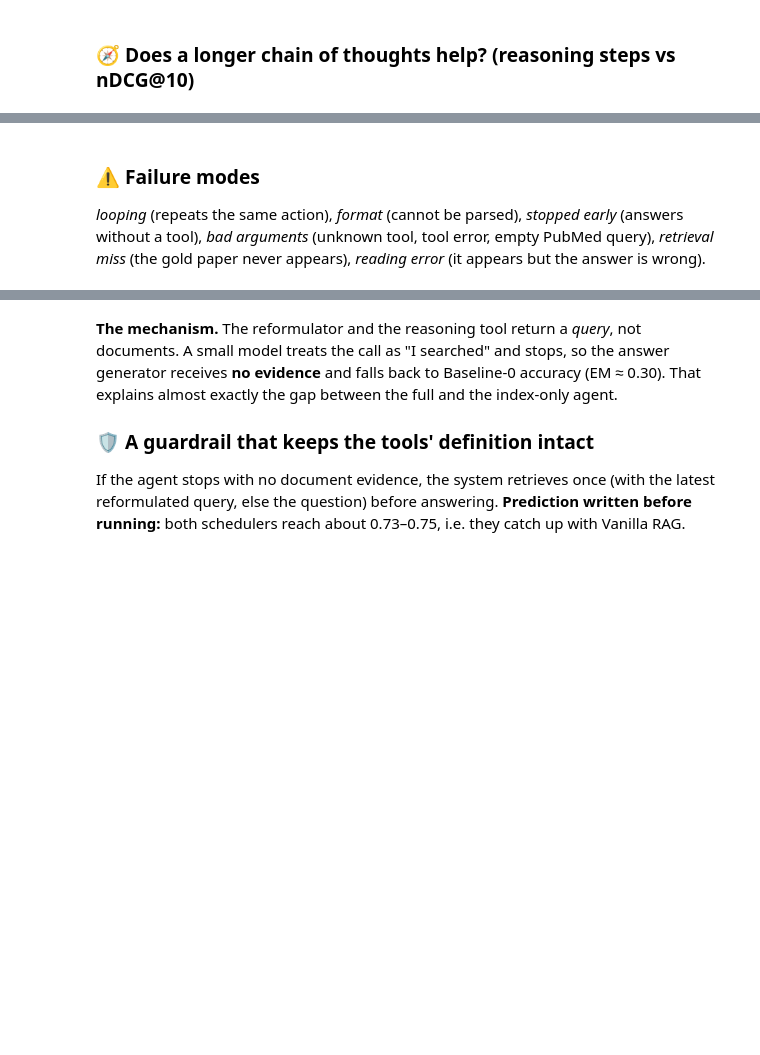
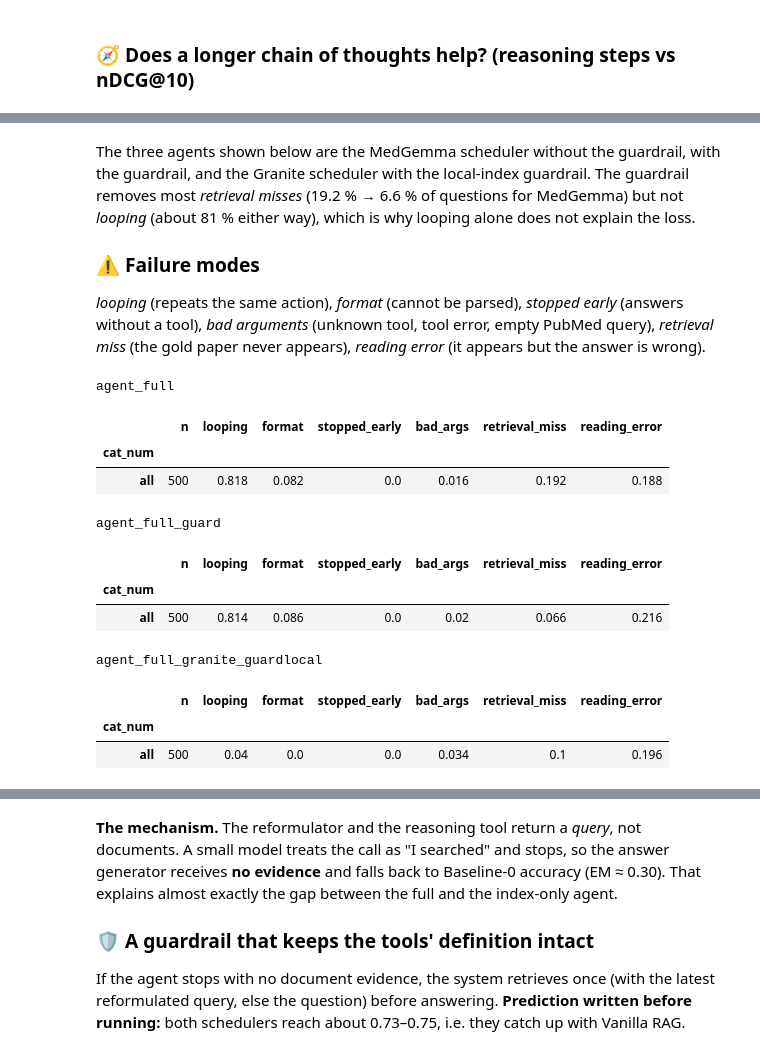
Before and after one commit to LuyaoMa-ace/biomedical-react-agent, a Jupyter notebook: notebook/PaperSearchQA_ReAct_Agent.ipynb, the cells around one changed output, grey strips where cells are left out. Cells and saved outputs as stored; diff of their text form; code cells hidden in the pictures; blank space fills up the shorter version.

```diff
--- a/notebook/PaperSearchQA_ReAct_Agent.ipynb
+++ b/notebook/PaperSearchQA_ReAct_Agent.ipynb
@@ -333,8 +574,25 @@ if have("results/fig_steps_vs_ndcg_agent_full.png"):
 # %% [markdown]
+The three agents shown below are the MedGemma scheduler without the guardrail, with the guardrail, and the Granite scheduler with the local-index guardrail. The guardrail removes most *retrieval misses*
+(19.2 % → 6.6 % of questions for MedGemma) but not *looping* (about 81 % either way), which is why looping alone does not explain the loss.
+
 ### ⚠️ Failure modes
 *looping* (repeats the same action), *format* (cannot be parsed), *stopped early* (answers without a tool),
 *bad arguments* (unknown tool, tool error, empty PubMed query), *retrieval miss* (the gold paper never appears), *reading error* (it appears but the answer is wrong).
 # %%
-if have("results/failure_rates_agent_full.csv"):
-    display(pd.read_csv(ROOT / "results" / "failure_rates_agent_full.csv", index_col=0).round(3))
+for name in ("agent_full", "agent_full_guard", "agent_full_granite_guardlocal"):
+    if have(f"results/failure_rates_{name}.csv"):
+        print(name); display(pd.read_csv(ROOT / "results" / f"failure_rates_{name}.csv", index_col=0).round(3).tail(1))   # the "all" row; per-category rows are in the csv
+# %% [output]
+agent_full
+|  | n | looping | format | stopped_early | bad_args | retrieval_miss | reading_error |
+| cat_num |  |  |  |  |  |  |  |
+| all | 500 | 0.818 | 0.082 | 0.0 | 0.016 | 0.192 | 0.188 |
+agent_full_guard
+|  | n | looping | format | stopped_early | bad_args | retrieval_miss | reading_error |
+| cat_num |  |  |  |  |  |  |  |
+| all | 500 | 0.814 | 0.086 | 0.0 | 0.02 | 0.066 | 0.216 |
+agent_full_granite_guardlocal
+|  | n | looping | format | stopped_early | bad_args | retrieval_miss | reading_error |
+| cat_num |  |  |  |  |  |  |  |
+| all | 500 | 0.04 | 0.0 | 0.0 | 0.034 | 0.1 | 0.196 |
 # %% [markdown]
```
Also changed, not shown: parts of 42 cells of this notebook, 2 other files.
